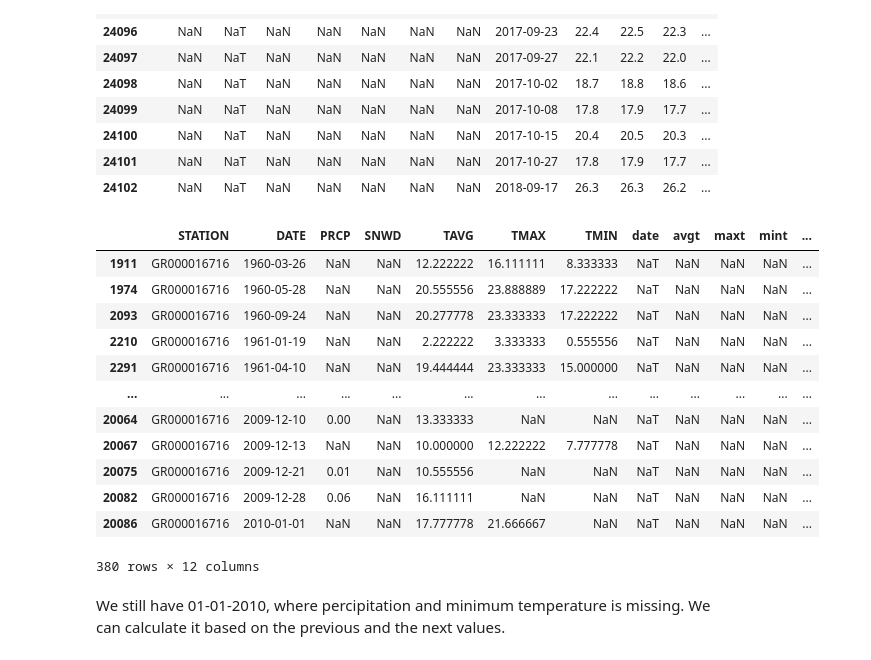
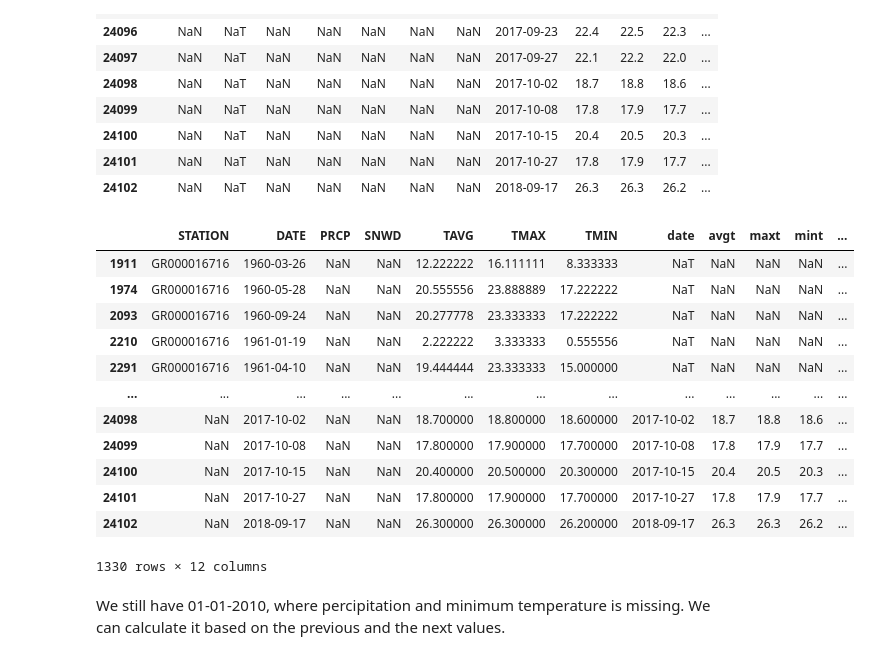
Before and after one commit to nataliaKat/Applied-ML-Assignments, a Jupyter notebook: assignment_01/assignment_01_Katsiapi_Natalia.ipynb, the cells around one changed output. Saved outputs shown, nothing was run; the diff lists cells and outputs as text; code cells hidden in the pictures.

```diff
--- a/assignment_01/assignment_01_Katsiapi_Natalia.ipynb
+++ b/assignment_01/assignment_01_Katsiapi_Natalia.ipynb
@@ -138,7 +155,7 @@ data[data.TMAX.isna() | data.TMIN.isna()]
 # %% [markdown]
 There are still missing values, however for the time being they do not have an impact on our analysis. The same goes for percipitation. For the sake of completeness we will fill them with an average of values before 2010.
 # %%
-# data.loc[before_2010, 'TMIN'] = data.loc[before_2010, 'TMIN'].fillna(value=data.loc[before_2010, 'TMIN'].mean())
-# data.loc[before_2010, 'TMAX'] = data.loc[before_2010, 'TMAX'].fillna(value=data.loc[before_2010, 'TMAX'].mean())
+data.loc[before_2010, 'TMIN'] = data.loc[before_2010, 'TMIN'].fillna(value=data.loc[before_2010, 'TMIN'].mean())
+data.loc[before_2010, 'TMAX'] = data.loc[before_2010, 'TMAX'].fillna(value=data.loc[before_2010, 'TMAX'].mean())
 # data.loc[before_2010, 'PRCP'] = data.loc[before_2010, 'PRCP'].fillna(value=data.loc[before_2010, 'PRCP'].mean())
-# data[data.TMAX.isna() | data.TMIN.isna() | data.PRCP.isna()]
+data[data.TMAX.isna() | data.TMIN.isna() | data.PRCP.isna()]
@@ -170,7 +201,7 @@
 # %%
 data.loc[dates_2020, 'TMAX'] = data.loc[dates_2020, 'TMAX'].fillna(value=data.loc[dates_2020, 'TMAX'].mean())
 data.loc[dates_2020, 'TMIN'] = data.loc[dates_2020, 'TMIN'].fillna(value=data.loc[dates_2020, 'TMIN'].mean())
-data.loc[dates_2020, 'PRCP'] = data.loc[dates_2020, 'PRCP'].fillna(value=data.loc[dates_2020, 'PRCP'].mean())
+# data.loc[dates_2020, 'PRCP'] = data.loc[dates_2020, 'PRCP'].fillna(value=data.loc[dates_2020, 'PRCP'].mean())
 data[data.TMAX.isna() | data.TMIN.isna() | data.PRCP.isna()]
 # %% [output]
 |  | STATION | DATE | PRCP | SNWD | TAVG | TMAX | TMIN |
@@ -207,8 +238,8 @@ Name: DATE, Length: 23251, dtype: datetime64[ns]>
 # %%
 recent_data = pd.read_csv("athens.csv")
 recent_data.columns = range(14)
-recent_data = recent_data[[0, 1, 2, 3, 5]]
-recent_data.columns = ["date", "avgt", "maxt", "mint", "prcpt"]
+recent_data = recent_data[[0, 1, 2, 3, 6]]
+recent_data.columns = ["date", "avgt", "maxt", "mint", "prcp"]
 recent_data.date = pd.to_datetime(recent_data.date)
 # %% [markdown]
 If we see the data types, columns are not numeric, and can neither be converted due to line 513.
@@ -226,7 +257,7 @@ So, we will delete it.
 # %%
 recent_data.drop(recent_data[recent_data.avgt == "---"].index, inplace=True)
 # %%
-recent_data[["avgt", "maxt", "mint", "prcpt"]] = recent_data[["avgt", "maxt", "mint", "prcpt"]].apply(pd.to_numeric, errors='coerce', axis=1)
+recent_data[["avgt", "maxt", "mint", "prcp"]] = recent_data[["avgt", "maxt", "mint", "prcp"]].apply(pd.to_numeric, errors='coerce', axis=1)
 # %% [markdown]
 It would be easy to replace the part which is greater than 2010-01-02 with the recent dataset. However, as we see, they are not of the same shape.
 # %%
@@ -263,25 +294,25 @@ data.tail(10)
 | 24102 | NaN | NaT | NaN | NaN | NaN | NaN | NaN | 2018-09-17 | 26.3 | 26.3 | 26.2 | ... |
 # %%
 data.DATE.fillna(value=data.date, inplace=True)
-data.PRCP.fillna(value=data.prcpt, inplace=True)
+# data.PRCP.fillna(value=data.prcp, inplace=True)
 data.TAVG.fillna(value=data.avgt, inplace=True)
 data.TMAX.fillna(value=data.maxt, inplace=True)
 data.TMIN.fillna(value=data.mint, inplace=True)
 data[data.TMAX.isna() | data.TMIN.isna() | data.PRCP.isna()]
 # %% [output]
 |  | STATION | DATE | PRCP | SNWD | TAVG | TMAX | TMIN | date | avgt | maxt | mint | ... |
 | 1911 | GR000016716 | 1960-03-26 | NaN | NaN | 12.222222 | 16.111111 | 8.333333 | NaT | NaN | NaN | NaN | ... |
 | 1974 | GR000016716 | 1960-05-28 | NaN | NaN | 20.555556 | 23.888889 | 17.222222 | NaT | NaN | NaN | NaN | ... |
 | 2093 | GR000016716 | 1960-09-24 | NaN | NaN | 20.277778 | 23.333333 | 17.222222 | NaT | NaN | NaN | NaN | ... |
 | 2210 | GR000016716 | 1961-01-19 | NaN | NaN | 2.222222 | 3.333333 | 0.555556 | NaT | NaN | NaN | NaN | ... |
 | 2291 | GR000016716 | 1961-04-10 | NaN | NaN | 19.444444 | 23.333333 | 15.000000 | NaT | NaN | NaN | NaN | ... |
 | ... | ... | ... | ... | ... | ... | ... | ... | ... | ... | ... | ... | ... |
-| 20064 | GR000016716 | 2009-12-10 | 0.00 | NaN | 13.333333 | NaN | NaN | NaT | NaN | NaN | NaN | ... |
-| 20067 | GR000016716 | 2009-12-13 | NaN | NaN | 10.000000 | 12.222222 | 7.777778 | NaT | NaN | NaN | NaN | ... |
-| 20075 | GR000016716 | 2009-12-21 | 0.01 | NaN | 10.555556 | NaN | NaN | NaT | NaN | NaN | NaN | ... |
-| 20082 | GR000016716 | 2009-12-28 | 0.06 | NaN | 16.111111 | NaN | NaN | NaT | NaN | NaN | NaN | ... |
-| 20086 | GR000016716 | 2010-01-01 | NaN | NaN | 17.777778 | 21.666667 | NaN | NaT | NaN | NaN | NaN | ... |
+| 24098 | NaN | 2017-10-02 | NaN | NaN | 18.700000 | 18.800000 | 18.600000 | 2017-10-02 | 18.7 | 18.8 | 18.6 | ... |
+| 24099 | NaN | 2017-10-08 | NaN | NaN | 17.800000 | 17.900000 | 17.700000 | 2017-10-08 | 17.8 | 17.9 | 17.7 | ... |
+| 24100 | NaN | 2017-10-15 | NaN | NaN | 20.400000 | 20.500000 | 20.300000 | 2017-10-15 | 20.4 | 20.5 | 20.3 | ... |
+| 24101 | NaN | 2017-10-27 | NaN | NaN | 17.800000 | 17.900000 | 17.700000 | 2017-10-27 | 17.8 | 17.9 | 17.7 | ... |
+| 24102 | NaN | 2018-09-17 | NaN | NaN | 26.300000 | 26.300000 | 26.200000 | 2018-09-17 | 26.3 | 26.3 | 26.2 | ... |
-380 rows × 12 columns
+1330 rows × 12 columns
 # %% [markdown]
 We still have 01-01-2010, where percipitation and minimum temperature is missing. We can calculate it based on the previous and the next values.
 # %%
```
Also changed, not shown: parts of 29 cells of this notebook.
